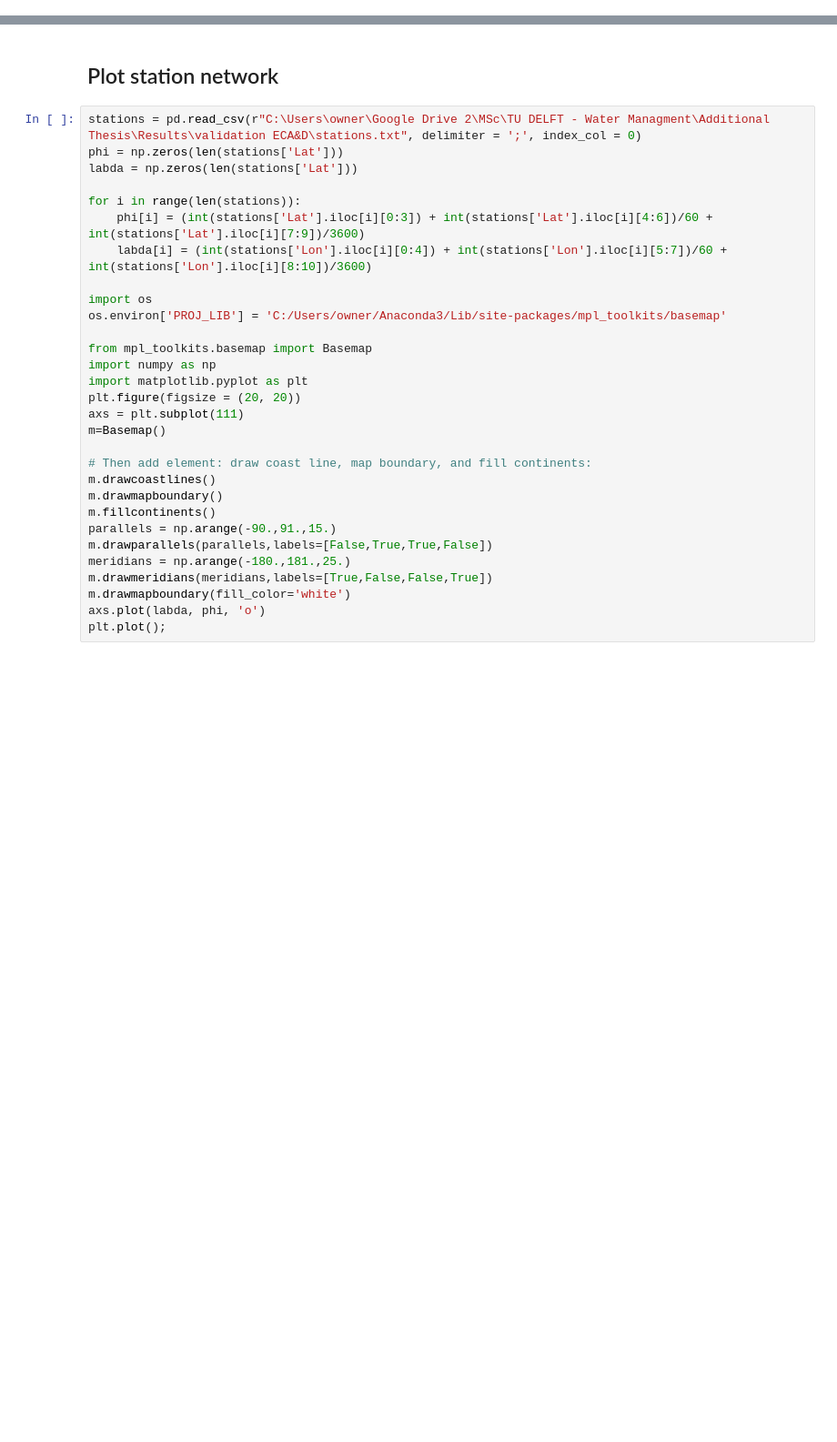
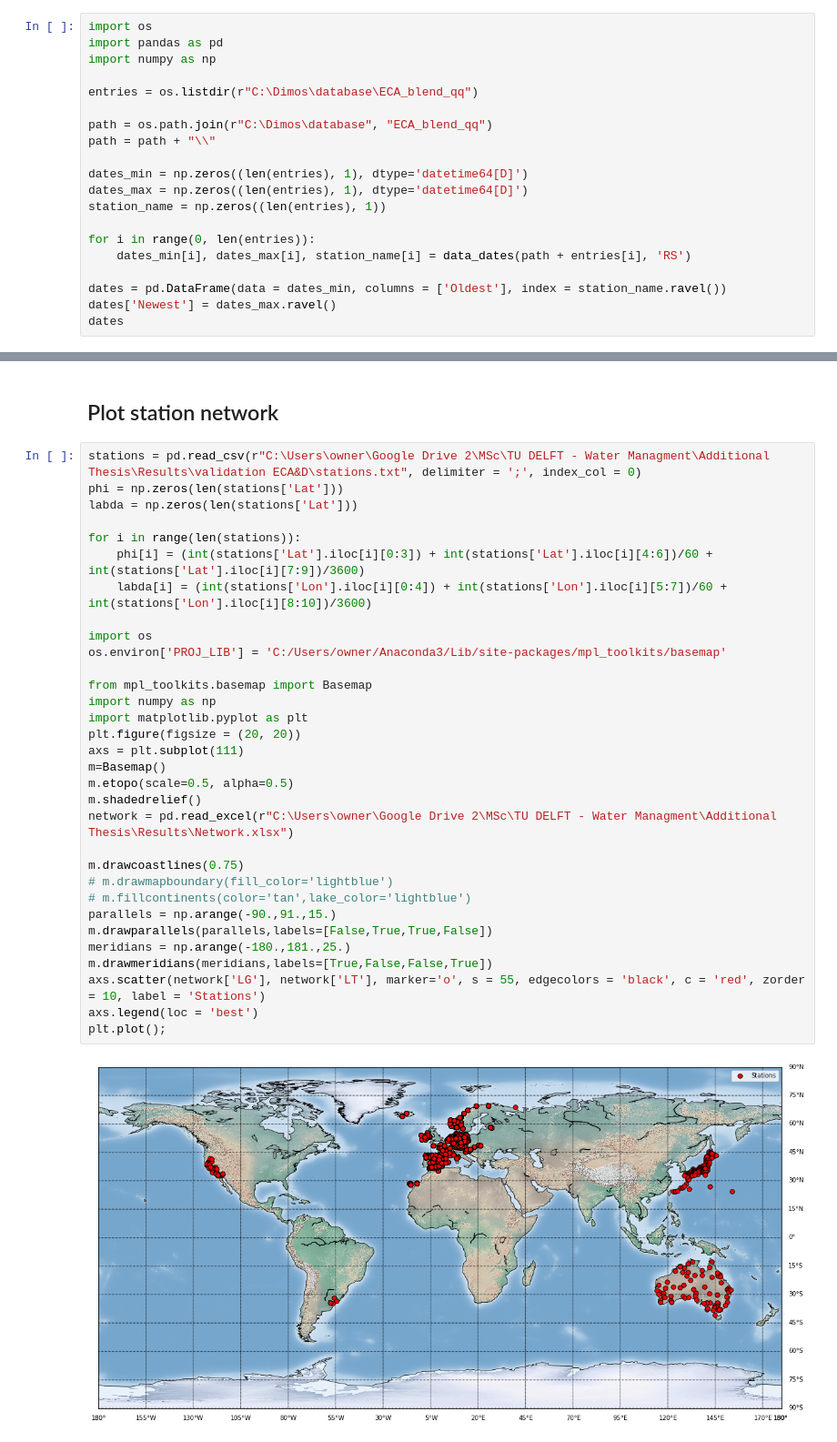
Before and after one commit to touldimos/Additional_Thesis, a Jupyter notebook: ECAD_Read.ipynb, the cells around one changed output, grey strips where cells are left out. Shown at 91% size. Drawn from its saved outputs; the diff is of its cells as text; blank space fills up the shorter version.

```diff
--- a/ECAD_Read.ipynb
+++ b/ECAD_Read.ipynb
@@ -262,0 +379,20 @@ Tmax
+# %%
+import os
+import pandas as pd
+import numpy as np
+
+entries = os.listdir(r"C:\Dimos\database\ECA_blend_qq")
+
+path = os.path.join(r"C:\Dimos\database", "ECA_blend_qq")
+path = path + "\\"
+
+dates_min = np.zeros((len(entries), 1), dtype='datetime64[D]')
+dates_max = np.zeros((len(entries), 1), dtype='datetime64[D]')
+station_name = np.zeros((len(entries), 1))
+
+for i in range(0, len(entries)):
+    dates_min[i], dates_max[i], station_name[i] = data_dates(path + entries[i], 'RS')
+
+dates = pd.DataFrame(data = dates_min, columns = ['Oldest'], index = station_name.ravel())
+dates['Newest'] = dates_max.ravel()
+dates
@@ -346,32 +540,36 @@ evap_th
 # %%
 stations = pd.read_csv(r"C:\Users\owner\Google Drive 2\MSc\TU DELFT - Water Managment\Additional Thesis\Results\validation ECA&D\stations.txt", delimiter = ';', index_col = 0)
 phi = np.zeros(len(stations['Lat']))
 labda = np.zeros(len(stations['Lat']))
 
 for i in range(len(stations)):
     phi[i] = (int(stations['Lat'].iloc[i][0:3]) + int(stations['Lat'].iloc[i][4:6])/60 + int(stations['Lat'].iloc[i][7:9])/3600)
     labda[i] = (int(stations['Lon'].iloc[i][0:4]) + int(stations['Lon'].iloc[i][5:7])/60 + int(stations['Lon'].iloc[i][8:10])/3600)
 
 import os
 os.environ['PROJ_LIB'] = 'C:/Users/owner/Anaconda3/Lib/site-packages/mpl_toolkits/basemap'
 
 from mpl_toolkits.basemap import Basemap
 import numpy as np
 import matplotlib.pyplot as plt
 plt.figure(figsize = (20, 20))
 axs = plt.subplot(111)
 m=Basemap()
+m.etopo(scale=0.5, alpha=0.5)
+m.shadedrelief()
+network = pd.read_excel(r"C:\Users\owner\Google Drive 2\MSc\TU DELFT - Water Managment\Additional Thesis\Results\Network.xlsx")
 
-# Then add element: draw coast line, map boundary, and fill continents:
-m.drawcoastlines()
-m.drawmapboundary()
-m.fillcontinents()
+m.drawcoastlines(0.75)
+# m.drawmapboundary(fill_color='lightblue')
+# m.fillcontinents(color='tan',lake_color='lightblue')
 parallels = np.arange(-90.,91.,15.)
 m.drawparallels(parallels,labels=[False,True,True,False])
 meridians = np.arange(-180.,181.,25.)
 m.drawmeridians(meridians,labels=[True,False,False,True])
-m.drawmapboundary(fill_color='white')
-axs.plot(labda, phi, 'o')
+axs.scatter(network['LG'], network['LT'], marker='o', s = 55, edgecolors = 'black', c = 'red', zorder = 10, label = 'Stations')
+axs.legend(loc = 'best')
 plt.plot();
+# %% [output]
+[figure, added]
 # %%
 evap.describe()
```
Also changed, not shown: parts of 22 cells of this notebook.
